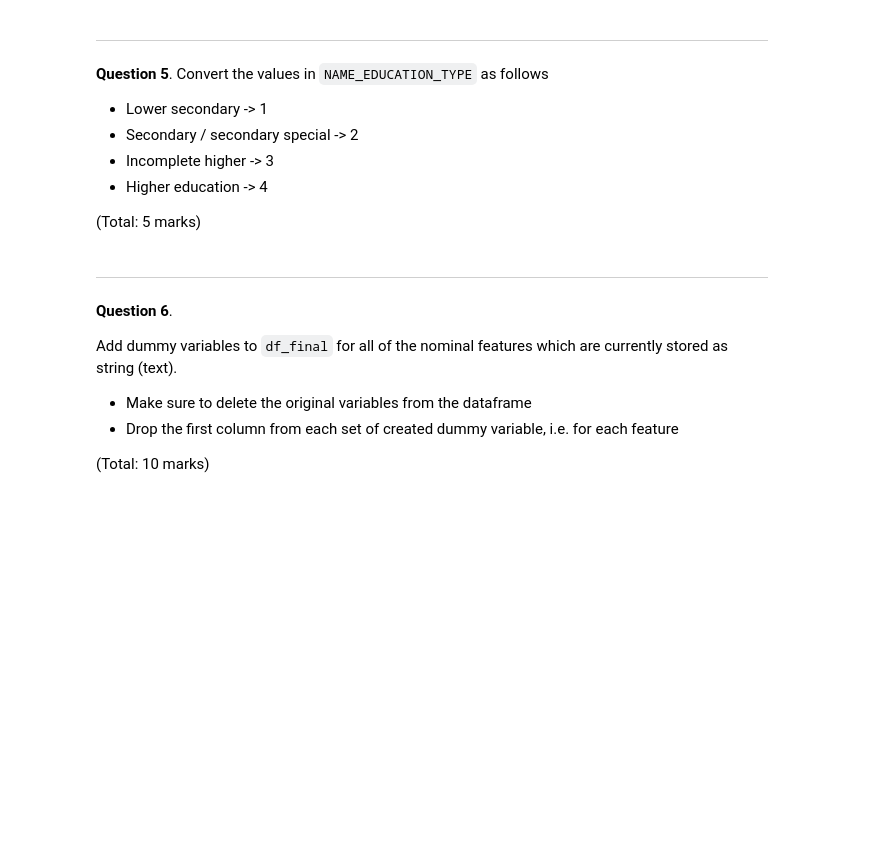
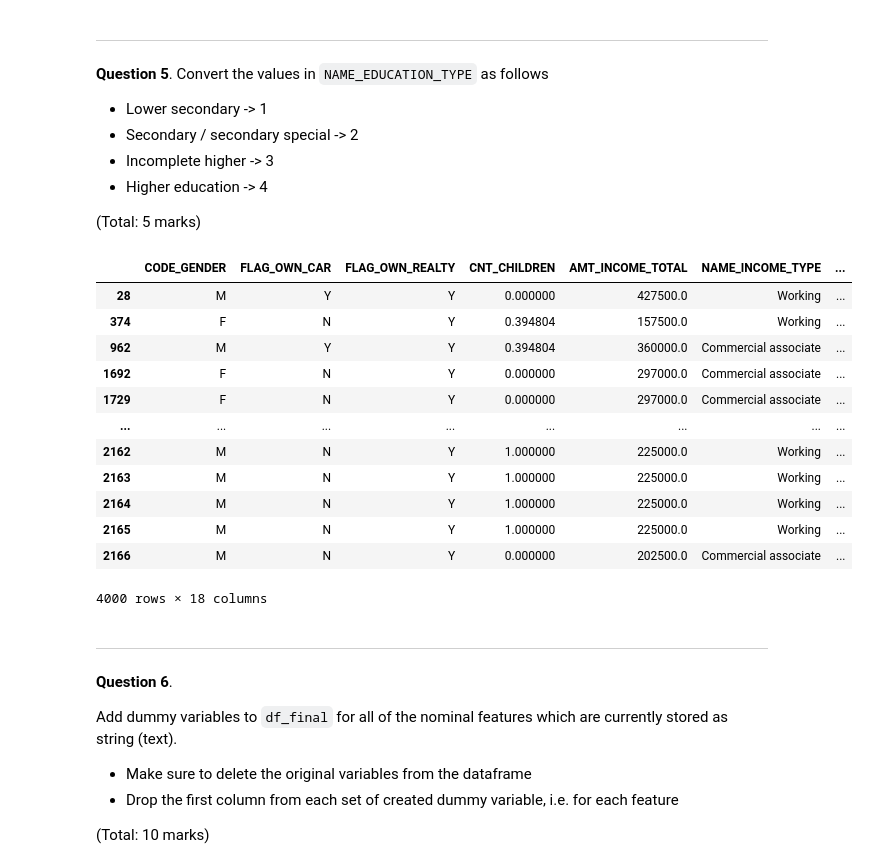
Before and after one commit to emmabarrett1/Advanced-analytics-techniques2, a Jupyter notebook: Assignment 2/xxxxxxxx.ipynb, the cells around one changed output. Drawn from its saved outputs; the diff is of its cells as text; code cells hidden in the pictures; blank space fills up the shorter version.

```diff
--- a/Assignment 2/xxxxxxxx.ipynb
+++ b/Assignment 2/xxxxxxxx.ipynb
@@ -269,3 +318,23 @@ df
+# %%
+new_size_mapping = {'Lower secondary':1, 'Secondary / secondary special':2, 'Incomplete higher':3, 'Higher education':4}
+
+df_final['NAME_EDUCATION_TYPE'] = df_final['NAME_EDUCATION_TYPE'].map(new_size_mapping)
+
+df_final
+# %% [output]
+|  | CODE_GENDER | FLAG_OWN_CAR | FLAG_OWN_REALTY | CNT_CHILDREN | AMT_INCOME_TOTAL | NAME_INCOME_TYPE | ... |
+| 28 | M | Y | Y | 0.000000 | 427500.0 | Working | ... |
+| 374 | F | N | Y | 0.394804 | 157500.0 | Working | ... |
+| 962 | M | Y | Y | 0.394804 | 360000.0 | Commercial associate | ... |
+| 1692 | F | N | Y | 0.000000 | 297000.0 | Commercial associate | ... |
+| 1729 | F | N | Y | 0.000000 | 297000.0 | Commercial associate | ... |
+| ... | ... | ... | ... | ... | ... | ... | ... |
+| 2162 | M | N | Y | 1.000000 | 225000.0 | Working | ... |
+| 2163 | M | N | Y | 1.000000 | 225000.0 | Working | ... |
+| 2164 | M | N | Y | 1.000000 | 225000.0 | Working | ... |
+| 2165 | M | N | Y | 1.000000 | 225000.0 | Working | ... |
+| 2166 | M | N | Y | 0.000000 | 202500.0 | Commercial associate | ... |
+4000 rows × 18 columns
 # %% [markdown]
 <hr style="width:25%;margin-left:0;">
 
```
Also changed, not shown: parts of 21 cells of this notebook.
